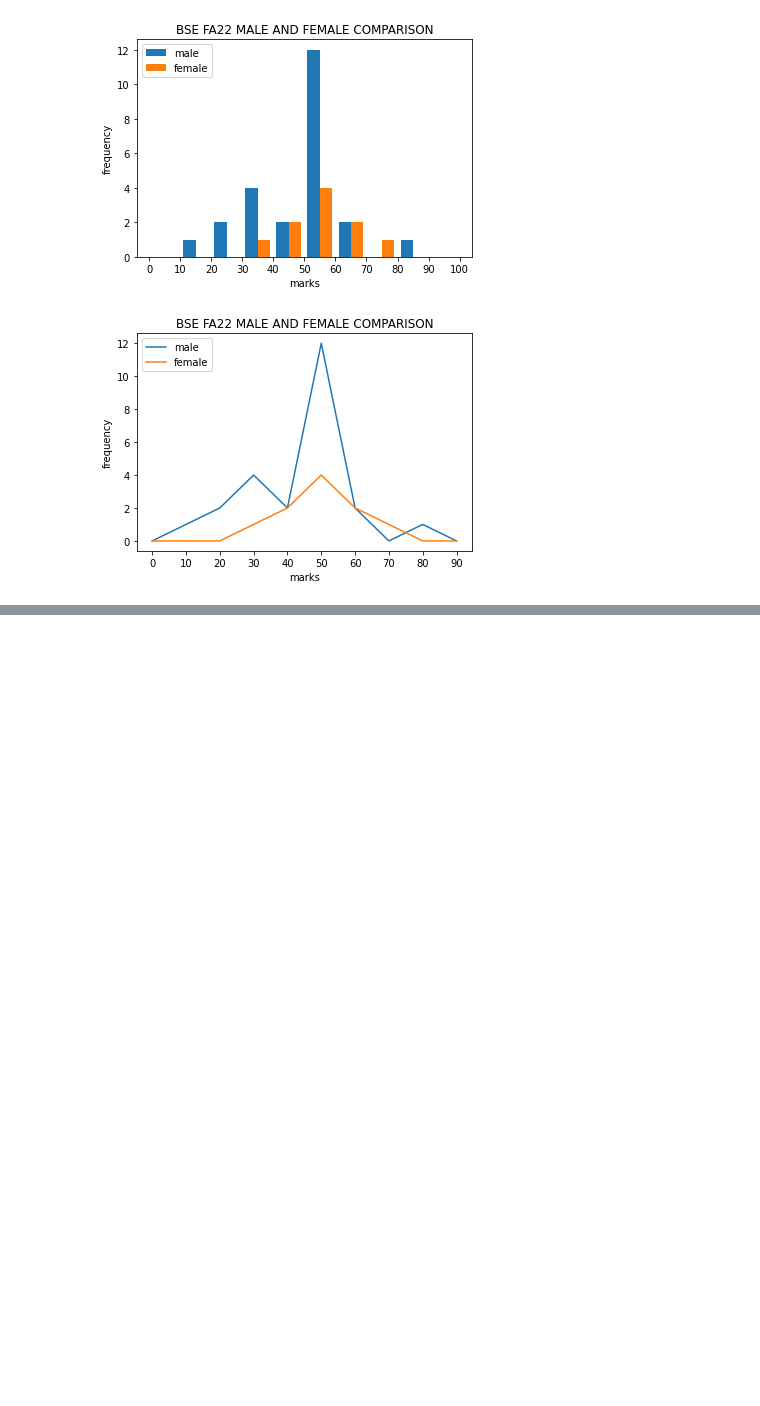
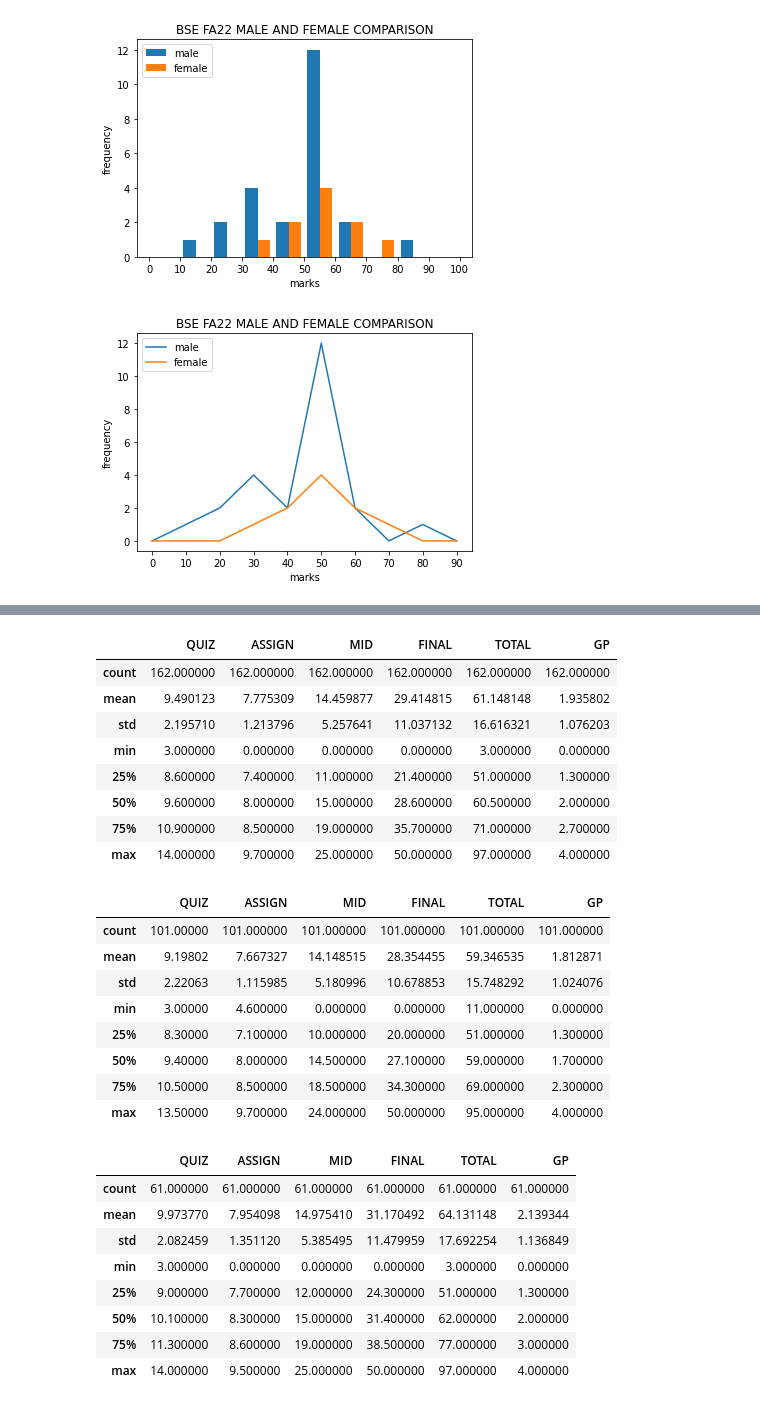
Before and after one commit to muneebahmedayub/sprob-assignment, a Jupyter notebook: assignment_2.ipynb, the cells around one changed output, grey strips where cells are left out. Cells and saved outputs as stored; diff of their text form; code cells hidden in the pictures; blank space fills up the shorter version.

```diff
--- a/assignment_2.ipynb
+++ b/assignment_2.ipynb
@@ -142,0 +183,32 @@ plt.show()
+# %%
+display(all_classes.describe())
+display(all_classes_male.describe())
+display(all_classes_female.describe())
+# %% [output]
+|  | QUIZ | ASSIGN | MID | FINAL | TOTAL | GP |
+| count | 162.000000 | 162.000000 | 162.000000 | 162.000000 | 162.000000 | 162.000000 |
+| mean | 9.490123 | 7.775309 | 14.459877 | 29.414815 | 61.148148 | 1.935802 |
+| std | 2.195710 | 1.213796 | 5.257641 | 11.037132 | 16.616321 | 1.076203 |
+| min | 3.000000 | 0.000000 | 0.000000 | 0.000000 | 3.000000 | 0.000000 |
+| 25% | 8.600000 | 7.400000 | 11.000000 | 21.400000 | 51.000000 | 1.300000 |
+| 50% | 9.600000 | 8.000000 | 15.000000 | 28.600000 | 60.500000 | 2.000000 |
+| 75% | 10.900000 | 8.500000 | 19.000000 | 35.700000 | 71.000000 | 2.700000 |
+| max | 14.000000 | 9.700000 | 25.000000 | 50.000000 | 97.000000 | 4.000000 |
+|  | QUIZ | ASSIGN | MID | FINAL | TOTAL | GP |
+| count | 101.00000 | 101.000000 | 101.000000 | 101.000000 | 101.000000 | 101.000000 |
+| mean | 9.19802 | 7.667327 | 14.148515 | 28.354455 | 59.346535 | 1.812871 |
+| std | 2.22063 | 1.115985 | 5.180996 | 10.678853 | 15.748292 | 1.024076 |
+| min | 3.00000 | 4.600000 | 0.000000 | 0.000000 | 11.000000 | 0.000000 |
+| 25% | 8.30000 | 7.100000 | 10.000000 | 20.000000 | 51.000000 | 1.300000 |
+| 50% | 9.40000 | 8.000000 | 14.500000 | 27.100000 | 59.000000 | 1.700000 |
+| 75% | 10.50000 | 8.500000 | 18.500000 | 34.300000 | 69.000000 | 2.300000 |
+| max | 13.50000 | 9.700000 | 24.000000 | 50.000000 | 95.000000 | 4.000000 |
+|  | QUIZ | ASSIGN | MID | FINAL | TOTAL | GP |
+| count | 61.000000 | 61.000000 | 61.000000 | 61.000000 | 61.000000 | 61.000000 |
+| mean | 9.973770 | 7.954098 | 14.975410 | 31.170492 | 64.131148 | 2.139344 |
+| std | 2.082459 | 1.351120 | 5.385495 | 11.479959 | 17.692254 | 1.136849 |
+| min | 3.000000 | 0.000000 | 0.000000 | 0.000000 | 3.000000 | 0.000000 |
+| 25% | 9.000000 | 7.700000 | 12.000000 | 24.300000 | 51.000000 | 1.300000 |
+| 50% | 10.100000 | 8.300000 | 15.000000 | 31.400000 | 62.000000 | 2.000000 |
+| 75% | 11.300000 | 8.600000 | 19.000000 | 38.500000 | 77.000000 | 3.000000 |
+| max | 14.000000 | 9.500000 | 25.000000 | 50.000000 | 97.000000 | 4.000000 |
```
Also changed, not shown: parts of 6 cells of this notebook.
